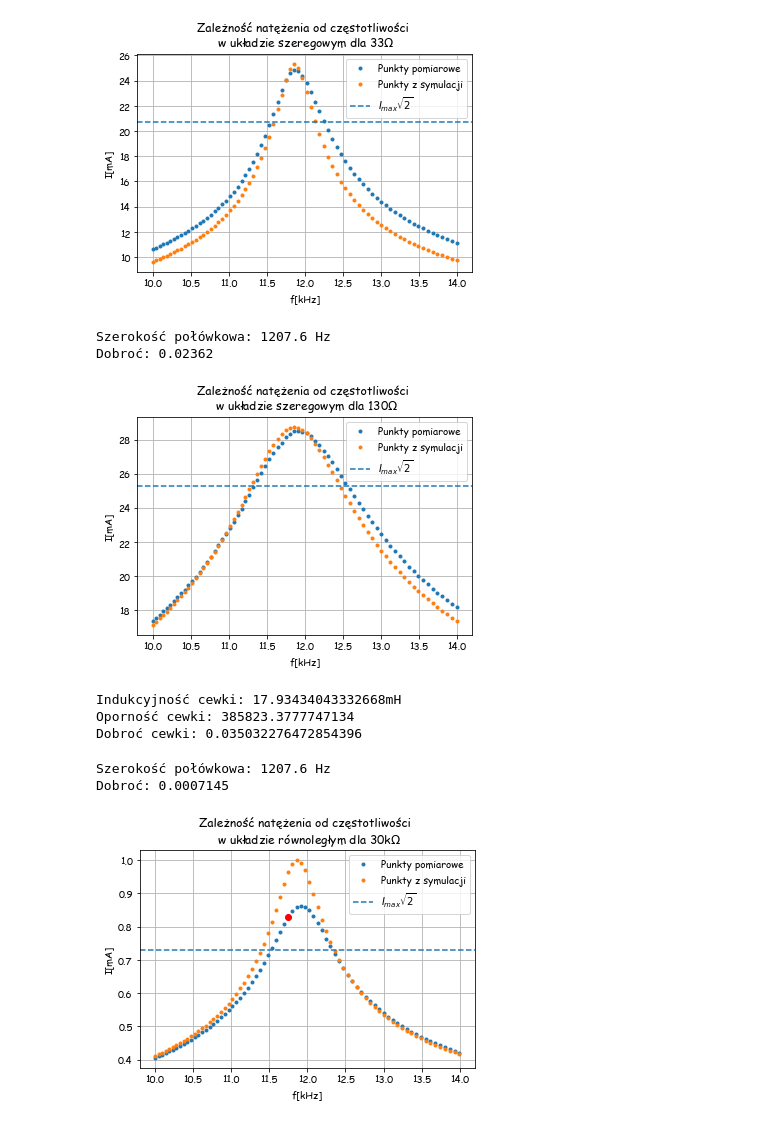
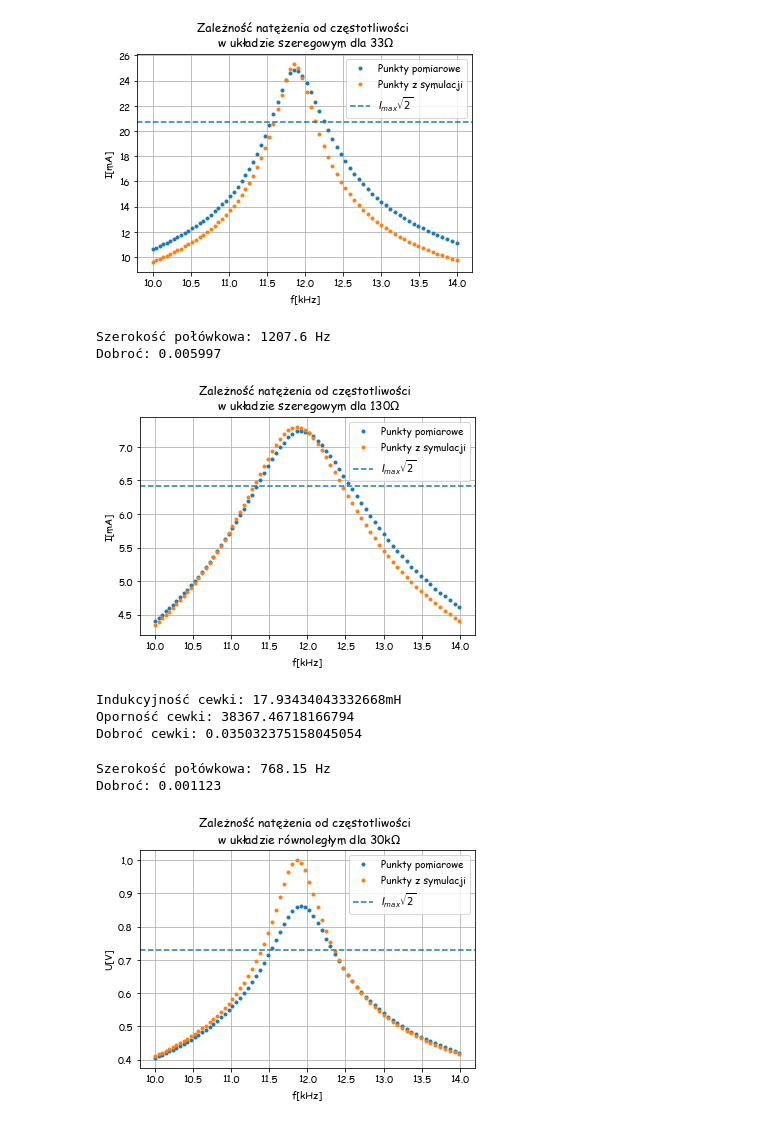
Before and after one commit to MarikinPaulina/EwEF, a Jupyter notebook: 02-Waleczny_Wrobel/Waleczny_wrobel.ipynb, the cells around one changed output. Drawn from its saved outputs; the diff is of its cells as text; code cells hidden in the pictures.

```diff
--- a/02-Waleczny_Wrobel/Waleczny_wrobel.ipynb
+++ b/02-Waleczny_Wrobel/Waleczny_wrobel.ipynb
@@ -57,6 +59,7 @@ Szerokość połówkowa: 711.5 Hz
 Dobroć: 0.03491
 [figure]
 # %%
+R = 130
 Cze130['Elv_I(mA)'] = (U*Cze130['Elv_Gain']/Z(Cze130['Elv_Freq(Hz)'],R,L,C)).real * 1e3 #W mA
 Cze130['Sym_I(mA)'] = (U*Cze130['Sym_Gain']/Z(Cze130['Sym_Freq(Hz)'],R,L,C)).real * 1e3 #w mA
 wysokosc_polowkowa_130 = (max(Cze130['Elv_I(mA)'])-min(Cze130['Elv_I(mA)']))/np.sqrt(2) + min(Cze130['Elv_I(mA)'])
@@ -76,24 +79,24 @@ print(f"Szerokość połówkowa: {szerokosc_polowkowa_130:.5} Hz")
 print(f"Dobroć: {dobroc_130:.4}")
 # %% [output]
 Szerokość połówkowa: 1207.6 Hz
-Dobroć: 0.02362
+Dobroć: 0.005997
-[figure, old version]
+[figure, new version]
 # %%
 C = 10e-9
-L = 181e-3
-R = 33
+L = 18e-3
+R_33 = 33
 U = 1
 omega_0_33 = int(F_0_33['Elv_Freq(Hz)']) * 2 * np.pi
 R_g = 50
 L_33 = 1 / C / omega_0_33**2
-Q_L_33 = (dobroc_33**(-1) - Omega_0*C*(R_g + R))**(-1)
-r_L_33 = Omega_0*L/Q_L
+Q_L_33 = (dobroc_33**(-1) - omega_0_33*C*(R_g + R_33))**(-1)
+r_L_33 = omega_0_33*L/Q_L_33
 
-R = 130
+R_130 = 130
 omega_0_130 = int(F_0_130['Elv_Freq(Hz)']) * 2 * np.pi
 L_130 = 1 / C / omega_0_130**2
-Q_L_130 = (dobroc_33**(-1) - Omega_0*C*(R_g + R))**(-1)
-r_L_130 = Omega_0*L/Q_L
+Q_L_130 = (dobroc_33**(-1) - omega_0_130*C*(R_g + R_130))**(-1)
+r_L_130 = omega_0_130*L/Q_L_130
 
 L = (L_33 + L_130)/2
 Q_L = (Q_L_33 + Q_L_130)/2
@@ -103,38 +106,36 @@ print(f"Oporność cewki: {r_L}")
 print(f"Dobroć cewki: {Q_L}")
 # %% [output]
 Indukcyjność cewki: 17.93434043332668mH
-Oporność cewki: 385823.3777747134
-Dobroć cewki: 0.035032276472854396
+Oporność cewki: 38367.46718166794
+Dobroć cewki: 0.035032375158045054
 # %%
-i=35
 ElvCze30 = pd.read_csv(f"./Dane/BodeElvis30.txt",sep=r'\s*', skiprows=3, header=None, decimal=',',engine='python')
 ElvCze30.columns = ["Freq(Hz)","Gain(dB)","Phase(deg)"]
 ElvCze30['Gain'] = np.exp(ElvCze30['Gain(dB)'] / 20)
 ElvCze30['Freq(kHz)'] = ElvCze30['Freq(Hz)'] / 1e3
 SymCze30 = pd.read_csv(f"./Dane/BodeSimulator30.txt",sep=r'\s*', skiprows=3, header=None, decimal=',',engine='python')
 SymCze30.columns = ["Freq(Hz)","Gain(dB)","Phase(deg)"]
 SymCze30['Gain'] = np.exp(SymCze30['Gain(dB)'] / 20)
 SymCze30['Freq(kHz)'] = SymCze30['Freq(Hz)'] / 1e3
 ElvCze30['U'] = U*ElvCze30['Gain']
 SymCze30['U'] = U*SymCze30['Gain']
 wysokosc_polowkowa_30 = (max(ElvCze30['U'])-min(ElvCze30['U']))/np.sqrt(2) + min(ElvCze30['U'])
-punkty_polowkowe_30 = ElvCze30.loc[[27,49]]
-szerokosc_polowkowa_30 = punkty_polowkowe_30.loc[49,'Freq(Hz)'] - punkty_polowkowe_30.loc[27,'Freq(Hz)']
+punkty_polowkowe_30 = ElvCze30.loc[[31,45]]
+szerokosc_polowkowa_30 = punkty_polowkowe_30.loc[45,'Freq(Hz)'] - punkty_polowkowe_30.loc[31,'Freq(Hz)']
 dobroc_30 = max(ElvCze30['U'])/szerokosc_polowkowa_30
 plt.plot(ElvCze30['Freq(kHz)'],ElvCze30['U'],'.',label = 'Punkty pomiarowe')
 plt.plot(SymCze30['Freq(kHz)'],SymCze30['U'],'.',label = 'Punkty z symulacji')
 plt.axhline(wysokosc_polowkowa_30,ls = 'dashed',label='$I_{max}\sqrt{2}$')
-# plt.plot(ElvCze30.loc[i,'Freq(kHz)'],ElvCze30.loc[i,'U'],'ro')
 plt.xlabel('f[kHz]')
-plt.ylabel('I[mA]')
+plt.ylabel('U[V]')
 plt.grid()
 plt.legend()
 plt.title('Zależność natężenia od częstotliwości \n w układzie równoległym dla 30k$\Omega$')
 plt.savefig('Bode30.png',dpi=400)
 print(f"Szerokość połówkowa: {szerokosc_polowkowa_30:.5} Hz")
 print(f"Dobroć: {dobroc_30:.4}")
 # %% [output]
-Szerokość połówkowa: 1207.6 Hz
-Dobroć: 0.0007145
+Szerokość połówkowa: 768.15 Hz
+Dobroć: 0.001123
-[figure, old version]
+[figure, new version]
 # %%
```
Also changed, not shown: parts of 5 cells of this notebook, 3 other files.
